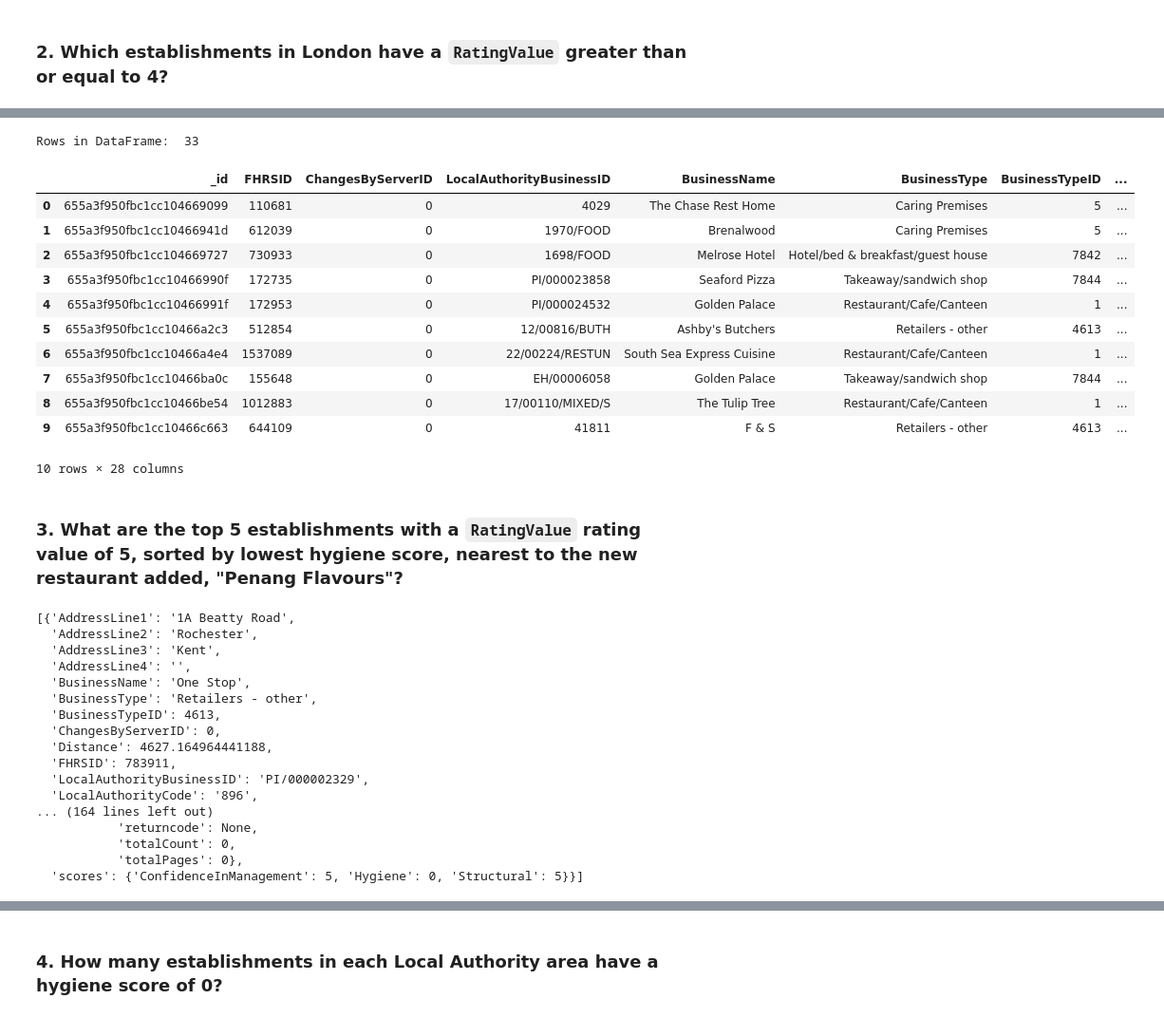
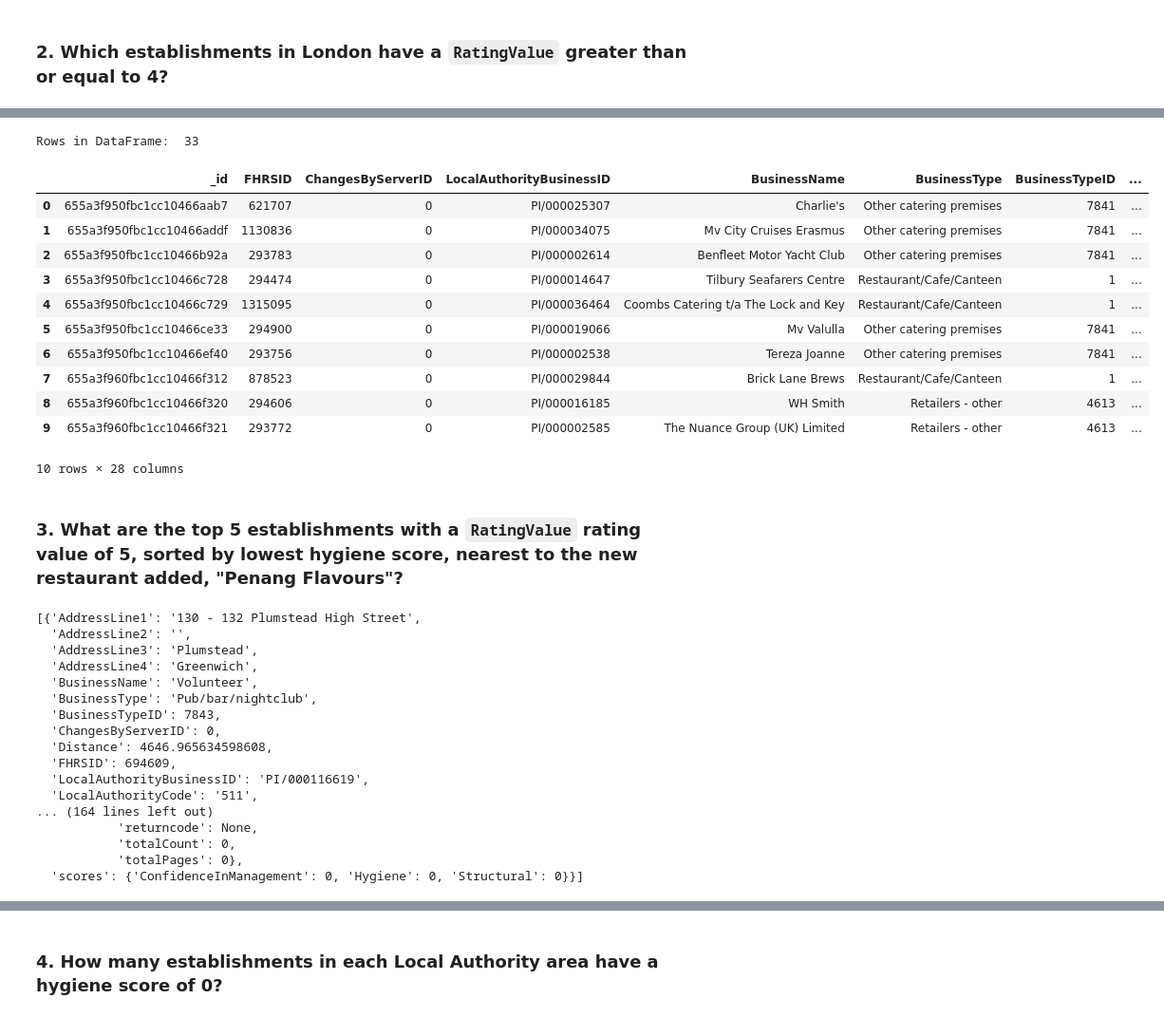
Before and after one commit to mehratif1/nosql-challenge, a Jupyter notebook: NoSQL_analysis_starter.ipynb, the cells around one changed output, grey strips where cells are left out. Shown: that part at 95% size. Cells and saved outputs as stored; diff of their text form; code cells hidden in the pictures.

```diff
--- a/NoSQL_analysis_starter.ipynb
+++ b/NoSQL_analysis_starter.ipynb
@@ -119,7 +108,7 @@ Index(['_id', 'FHRSID', 'ChangesByServerID', 'LocalAuthorityBusinessID',
 # query = {'LocalAuthorityName': 'London','RatingValue': {'$gte' : 4}}
 
 query = {'LocalAuthorityName': {'$regex':'London'}, 'RatingValue': {'$gte': 4}}
-result = establishments.find(query)
+data = establishments.find(query)
 
 # Use count_documents to display the number of documents in the result
 
@@ -127,7 +116,7 @@ print("Number of documents in result:", establishments.count_documents(query))
 
 # Display the first document in the results using pprint
 
-pprint(result[0])
+pprint(data[0])
 # %% [output]
 Number of documents in result: 33
 {'AddressLine1': 'Oak Apple Farm Building 103 Sheernes Docks',
@@ -149,27 +138,27 @@ Number of documents in result: 33
 # %%
 # Convert the result to a Pandas DataFrame
 
-df1 = pd.DataFrame(result)
+London_data = pd.DataFrame(data)
 
 # Display the number of rows in the DataFrame
 
-print("Rows in DataFrame: ", len(df1))
+print("Rows in DataFrame: ", len(London_data))
 
 # Display the first 10 rows of the DataFrame
-df.head(10)
+London_data.head(10)
 # %% [output]
 Rows in DataFrame:  33
 |  | _id | FHRSID | ChangesByServerID | LocalAuthorityBusinessID | BusinessName | BusinessType | BusinessTypeID | ... |
-| 0 | 655a3f950fbc1cc104669099 | 110681 | 0 | 4029 | The Chase Rest Home | Caring Premises | 5 | ... |
-| 1 | 655a3f950fbc1cc10466941d | 612039 | 0 | 1970/FOOD | Brenalwood | Caring Premises | 5 | ... |
-| 2 | 655a3f950fbc1cc104669727 | 730933 | 0 | 1698/FOOD | Melrose Hotel | Hotel/bed & breakfast/guest house | 7842 | ... |
-| 3 | 655a3f950fbc1cc10466990f | 172735 | 0 | PI/000023858 | Seaford Pizza | Takeaway/sandwich shop | 7844 | ... |
-| 4 | 655a3f950fbc1cc10466991f | 172953 | 0 | PI/000024532 | Golden Palace | Restaurant/Cafe/Canteen | 1 | ... |
-| 5 | 655a3f950fbc1cc10466a2c3 | 512854 | 0 | 12/00816/BUTH | Ashby's Butchers | Retailers - other | 4613 | ... |
-| 6 | 655a3f950fbc1cc10466a4e4 | 1537089 | 0 | 22/00224/RESTUN | South Sea Express Cuisine | Restaurant/Cafe/Canteen | 1 | ... |
-| 7 | 655a3f950fbc1cc10466ba0c | 155648 | 0 | EH/00006058 | Golden Palace | Takeaway/sandwich shop | 7844 | ... |
-| 8 | 655a3f950fbc1cc10466be54 | 1012883 | 0 | 17/00110/MIXED/S | The Tulip Tree | Restaurant/Cafe/Canteen | 1 | ... |
-| 9 | 655a3f950fbc1cc10466c663 | 644109 | 0 | 41811 | F & S | Retailers - other | 4613 | ... |
+| 0 | 655a3f950fbc1cc10466aab7 | 621707 | 0 | PI/000025307 | Charlie's | Other catering premises | 7841 | ... |
+| 1 | 655a3f950fbc1cc10466addf | 1130836 | 0 | PI/000034075 | Mv City Cruises Erasmus | Other catering premises | 7841 | ... |
+| 2 | 655a3f950fbc1cc10466b92a | 293783 | 0 | PI/000002614 | Benfleet Motor Yacht Club | Other catering premises | 7841 | ... |
+| 3 | 655a3f950fbc1cc10466c728 | 294474 | 0 | PI/000014647 | Tilbury Seafarers Centre | Restaurant/Cafe/Canteen | 1 | ... |
+| 4 | 655a3f950fbc1cc10466c729 | 1315095 | 0 | PI/000036464 | Coombs Catering t/a The Lock and Key | Restaurant/Cafe/Canteen | 1 | ... |
+| 5 | 655a3f950fbc1cc10466ce33 | 294900 | 0 | PI/000019066 | Mv Valulla | Other catering premises | 7841 | ... |
+| 6 | 655a3f950fbc1cc10466ef40 | 293756 | 0 | PI/000002538 | Tereza Joanne | Other catering premises | 7841 | ... |
+| 7 | 655a3f960fbc1cc10466f312 | 878523 | 0 | PI/000029844 | Brick Lane Brews | Restaurant/Cafe/Canteen | 1 | ... |
+| 8 | 655a3f960fbc1cc10466f320 | 294606 | 0 | PI/000016185 | WH Smith | Retailers - other | 4613 | ... |
+| 9 | 655a3f960fbc1cc10466f321 | 293772 | 0 | PI/000002585 | The Nuance Group (UK) Limited | Retailers - other | 4613 | ... |
 10 rows × 28 columns
 # %% [markdown]
 ### 3. What are the top 5 establishments with a `RatingValue` rating value of 5, sorted by lowest hygiene score, nearest to the new restaurant added, "Penang Flavours"?
@@ -179,8 +168,8 @@ Rows in DataFrame:  33
 # Sort by hygiene score
 
 degree_search = 0.01
-latitude = 51.369321
-longitude = 0.508551
+latitude = 51.49014200
+longitude = 0.08384000
 
 query = {'geocode.latitude':{'$gte':latitude - degree_search , '$lte' :latitude + degree_search} ,
          'geocode.longitude':{'$gte':longitude - degree_search , '$lte' :longitude + degree_search} ,
@@ -192,23 +181,23 @@ results = list(establishments.find(query).sort(sort).limit(limit))
 # Print the results
 pprint(results)
 # %% [output]
-[{'AddressLine1': '1A Beatty Road',
-  'AddressLine2': 'Rochester',
-  'AddressLine3': 'Kent',
-  'AddressLine4': '',
-  'BusinessName': 'One Stop',
-  'BusinessType': 'Retailers - other',
-  'BusinessTypeID': 4613,
+[{'AddressLine1': '130 - 132 Plumstead High Street',
+  'AddressLine2': '',
+  'AddressLine3': 'Plumstead',
+  'AddressLine4': 'Greenwich',
+  'BusinessName': 'Volunteer',
+  'BusinessType': 'Pub/bar/nightclub',
+  'BusinessTypeID': 7843,
   'ChangesByServerID': 0,
-  'Distance': 4627.164964441188,
-  'FHRSID': 783911,
-  'LocalAuthorityBusinessID': 'PI/000002329',
-  'LocalAuthorityCode': '896',
+  'Distance': 4646.965634598608,
+  'FHRSID': 694609,
+  'LocalAuthorityBusinessID': 'PI/000116619',
+  'LocalAuthorityCode': '511',
 ... (164 lines left out)
            'returncode': None,
            'totalCount': 0,
            'totalPages': 0},
-  'scores': {'ConfidenceInManagement': 5, 'Hygiene': 0, 'Structural': 5}}]
+  'scores': {'ConfidenceInManagement': 0, 'Hygiene': 0, 'Structural': 0}}]
 # %%
 # Convert result to Pandas DataFrame
 pd.DataFrame(results)
```
Also changed, not shown: parts of 6 cells of this notebook.
